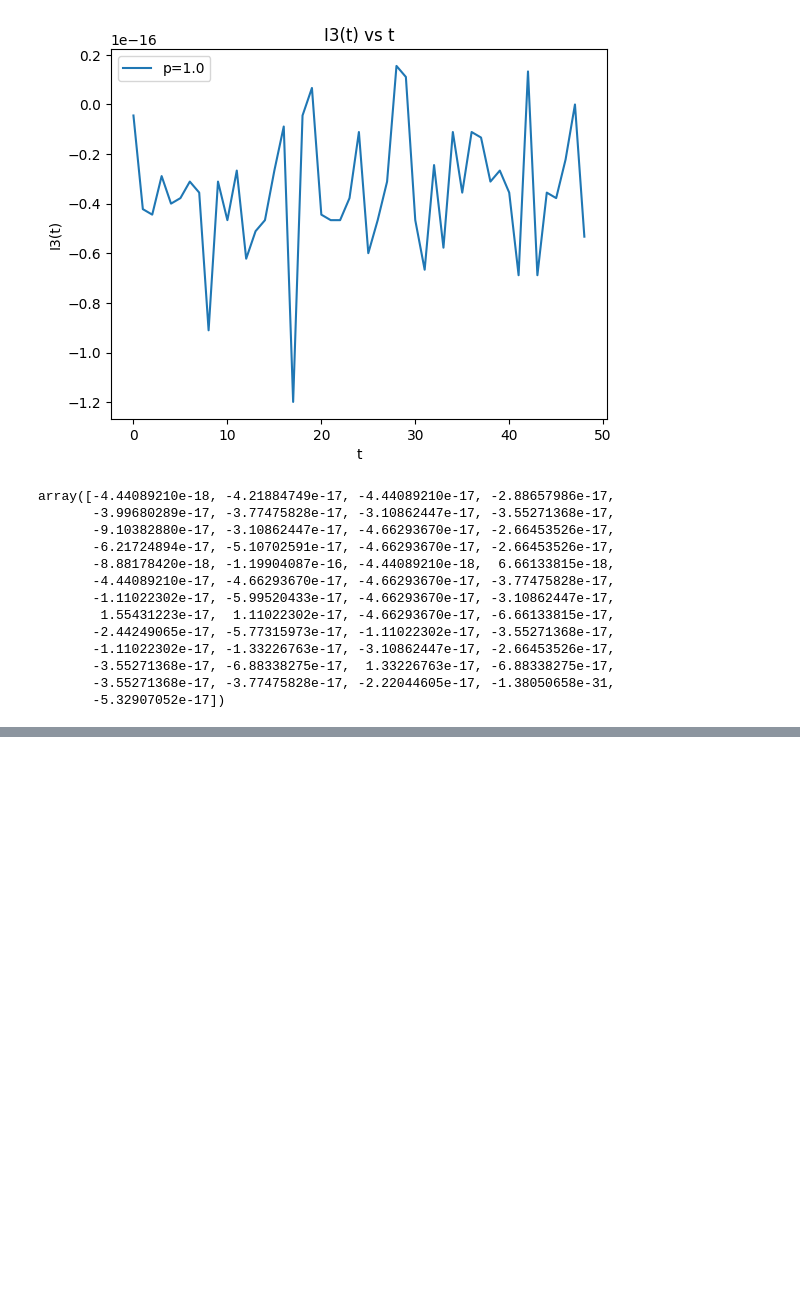
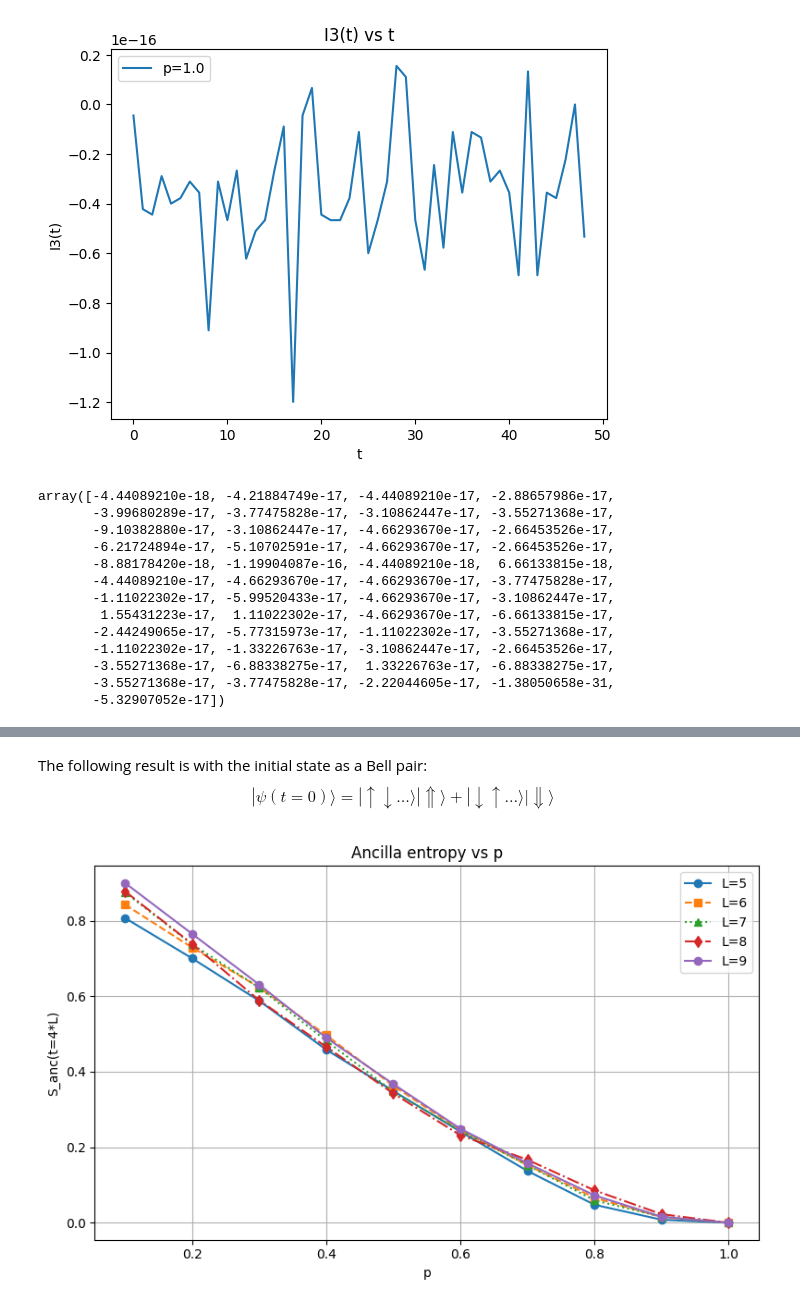
Before and after one commit to uditvarma/s3, a Jupyter notebook: helper_py.ipynb, the cells around one changed output, grey strips where cells are left out. Saved outputs shown, nothing was run; the diff lists cells and outputs as text; code cells hidden in the pictures; blank space fills up the shorter version.

```diff
--- a/helper_py.ipynb
+++ b/helper_py.ipynb
@@ -201,0 +410,8 @@ array([-4.44089210e-18, -4.21884749e-17, -4.44089210e-17, -2.88657986e-17,
+# %%
+for L in [5, 6, 7, 8, 9]:
+    t = 4 * L
+    for T in [t]:
+        for dt in[1.0]:
+            for p in [0.1, 0.2, 0.3, 0.4, 0.5, 0.6, 0.7, 0.8, 0.9, 1.0]:
+                   for d in ["Z"]:
+                       average_data(L,T,dt,p,d,500,t)
@@ -201,0 +553,40 @@ array([-4.44089210e-18, -4.21884749e-17, -4.44089210e-17, -2.88657986e-17,
+# %% [markdown]
+The following result is with the initial state as a Bell pair:
+\begin{equation*}
+    |\psi(t=0)\rangle = |\uparrow \downarrow \dots \rangle |\Uparrow\rangle + |\downarrow \uparrow \dots\rangle |\Downarrow\rangle
+\end{equation*}
+# %%
+import numpy as np
+import matplotlib.pyplot as plt
+import os
+
+# Parameters
+L_list = [5, 6, 7, 8, 9]  # You can add more Ls here
+x = [0.1, 0.2, 0.3, 0.4, 0.5, 0.6, 0.7, 0.8, 0.9, 1.0]
+base_path = '/Users/uditvarma/Documents/s3_data/mean_anc'
+filename_template = 'timeT_points_L{}.npy'
+
+# Plot setup
+plt.figure(figsize=(8, 5))
+linestyles = ['-', '--', ':', '-.']
+markers = ['o', 's', '^', 'd']
+
+for idx, L in enumerate(L_list):
+    file_path = os.path.join(base_path, filename_template.format(L))
+    data = np.load(file_path)
+    plt.plot(x[:len(data)], data,  # Use x values sliced to match data length
+             marker=markers[idx % len(markers)],
+             linestyle=linestyles[idx % len(linestyles)],
+             label=f'L={L}')
+
+# Labels and saving
+plt.title('Ancilla entropy vs p')
+plt.xlabel('p')
+plt.ylabel('S_anc(t=4*L)')
+plt.grid(True)
+plt.legend()
+plt.tight_layout()
+plt.savefig('S_anc_T_vs_p_s3.svg')
+# plt.savefig('I3T_p_Z.png')
+# %% [output]
+[figure, added]
```
Also changed, not shown: parts of 21 cells of this notebook, 18 other files.
